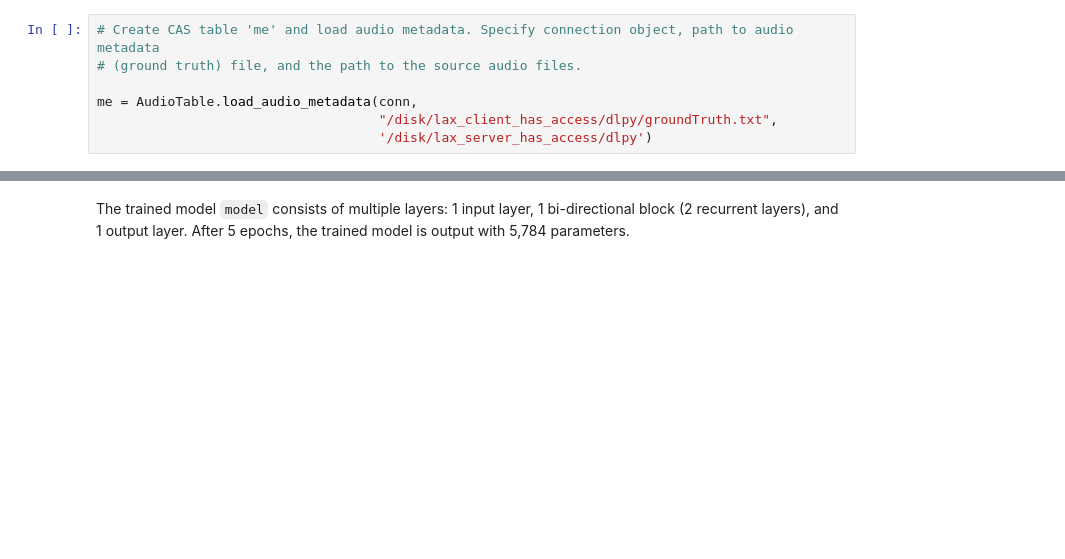
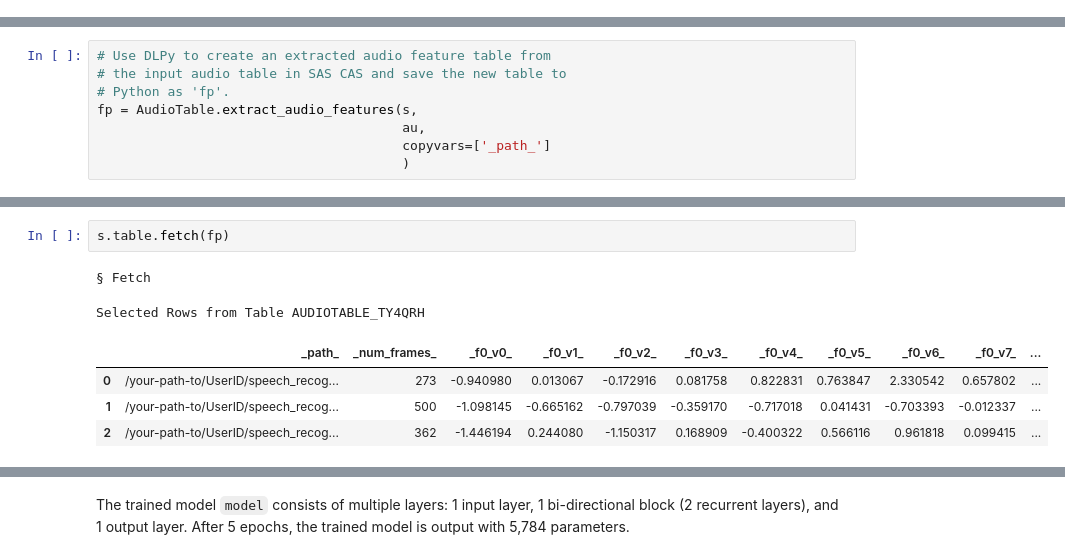
Before and after one commit to sassoftware/python-dlpy, a Jupyter notebook: examples/speech_recognition/AudioTraining.ipynb, the cells around one changed output, grey strips where cells are left out. Cells and saved outputs as stored; diff of their text form; blank space fills up the shorter version.

```diff
--- a/examples/speech_recognition/AudioTraining.ipynb
+++ b/examples/speech_recognition/AudioTraining.ipynb
@@ -96,7 +0,0 @@ DLPy uses `datasource/data_clean_replacement.txt` to cleanse the text in the `gr
-# %%
-# Create CAS table 'me' and load audio metadata. Specify connection object, path to audio metadata
-# (ground truth) file, and the path to the source audio files.
-
-me = AudioTable.load_audio_metadata(conn,
-                                    "/disk/lax_client_has_access/dlpy/groundTruth.txt",
-                                    '/disk/lax_server_has_access/dlpy')
@@ -301,0 +197,8 @@ elapsed 0.532s · user 0.513s · sys 0.151s · mem 266MB
+# %%
+# Use DLPy to create an extracted audio feature table from
+# the input audio table in SAS CAS and save the new table to
+# Python as 'fp'.
+fp = AudioTable.extract_audio_features(s,
+                                       au,
+                                       copyvars=['_path_']
+                                       )
@@ -301,0 +223,9 @@ elapsed 0.532s · user 0.513s · sys 0.151s · mem 266MB
+# %%
+s.table.fetch(fp)
+# %% [output]
+§ Fetch
+Selected Rows from Table AUDIOTABLE_TY4QRH
+|  | _path_ | _num_frames_ | _f0_v0_ | _f0_v1_ | _f0_v2_ | _f0_v3_ | _f0_v4_ | _f0_v5_ | _f0_v6_ | _f0_v7_ | ... |
+| 0 | /your-path-to/UserID/speech_recog... | 273 | -0.940980 | 0.013067 | -0.172916 | 0.081758 | 0.822831 | 0.763847 | 2.330542 | 0.657802 | ... |
+| 1 | /your-path-to/UserID/speech_recog... | 500 | -1.098145 | -0.665162 | -0.797039 | -0.359170 | -0.717018 | 0.041431 | -0.703393 | -0.012337 | ... |
+| 2 | /your-path-to/UserID/speech_recog... | 362 | -1.446194 | 0.244080 | -1.150317 | 0.168909 | -0.400322 | 0.566116 | 0.961818 | 0.099415 | ... |
```
Also changed, not shown: parts of 106 cells of this notebook.
